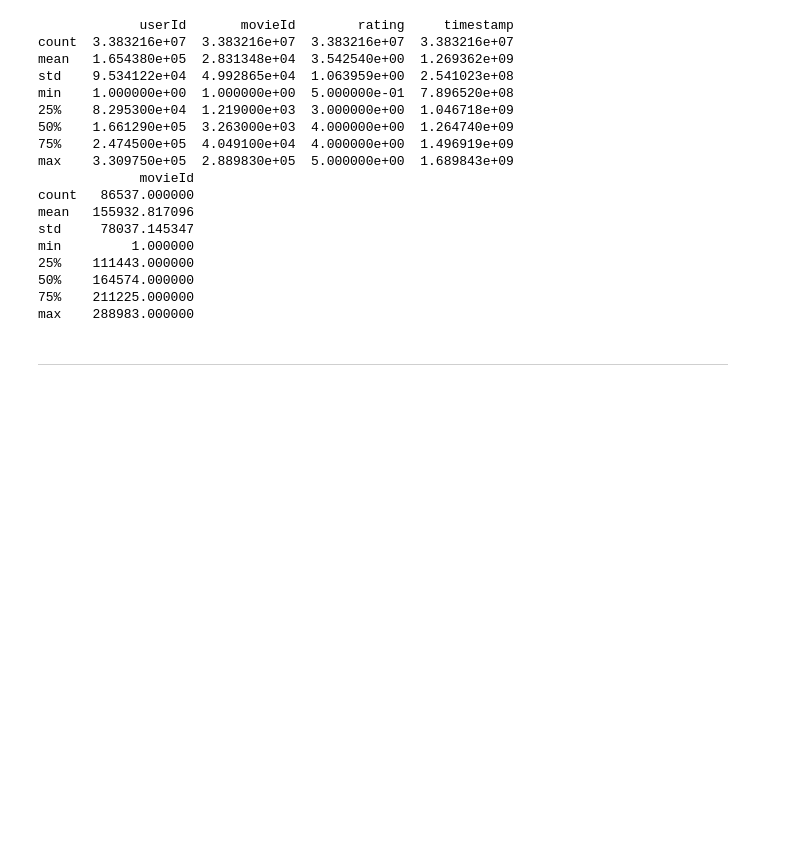
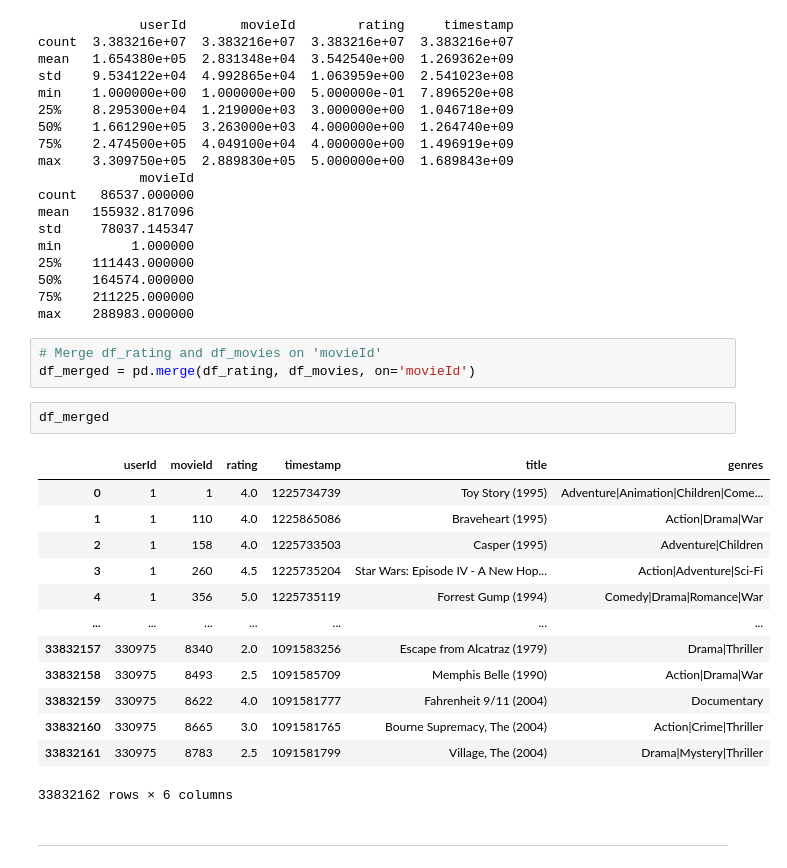
Before and after one commit to Utjiman/AI-Richard-Boden-OPA23, a Jupyter notebook: labs/Labb_1.ipynb, the cells around one changed output. Saved outputs shown, nothing was run; the diff lists cells and outputs as text; blank space fills up the shorter version.

```diff
--- a/labs/Labb_1.ipynb
+++ b/labs/Labb_1.ipynb
@@ -115,6 +107,25 @@ min         1.000000
 50%    164574.000000
 75%    211225.000000
 max    288983.000000
+# %%
+# Merge df_rating and df_movies on 'movieId'
+df_merged = pd.merge(df_rating, df_movies, on='movieId')
+# %%
+df_merged
+# %% [output]
+|  | userId | movieId | rating | timestamp | title | genres |
+| 0 | 1 | 1 | 4.0 | 1225734739 | Toy Story (1995) | Adventure|Animation|Children|Come... |
+| 1 | 1 | 110 | 4.0 | 1225865086 | Braveheart (1995) | Action|Drama|War |
+| 2 | 1 | 158 | 4.0 | 1225733503 | Casper (1995) | Adventure|Children |
+| 3 | 1 | 260 | 4.5 | 1225735204 | Star Wars: Episode IV - A New Hop... | Action|Adventure|Sci-Fi |
+| 4 | 1 | 356 | 5.0 | 1225735119 | Forrest Gump (1994) | Comedy|Drama|Romance|War |
+| ... | ... | ... | ... | ... | ... | ... |
+| 33832157 | 330975 | 8340 | 2.0 | 1091583256 | Escape from Alcatraz (1979) | Drama|Thriller |
+| 33832158 | 330975 | 8493 | 2.5 | 1091585709 | Memphis Belle (1990) | Action|Drama|War |
+| 33832159 | 330975 | 8622 | 4.0 | 1091581777 | Fahrenheit 9/11 (2004) | Documentary |
+| 33832160 | 330975 | 8665 | 3.0 | 1091581765 | Bourne Supremacy, The (2004) | Action|Crime|Thriller |
+| 33832161 | 330975 | 8783 | 2.5 | 1091581799 | Village, The (2004) | Drama|Mystery|Thriller |
+33832162 rows × 6 columns
 # %% [markdown]
 -------
 # %% [markdown]
```
Also changed, not shown: parts of 16 cells of this notebook.
